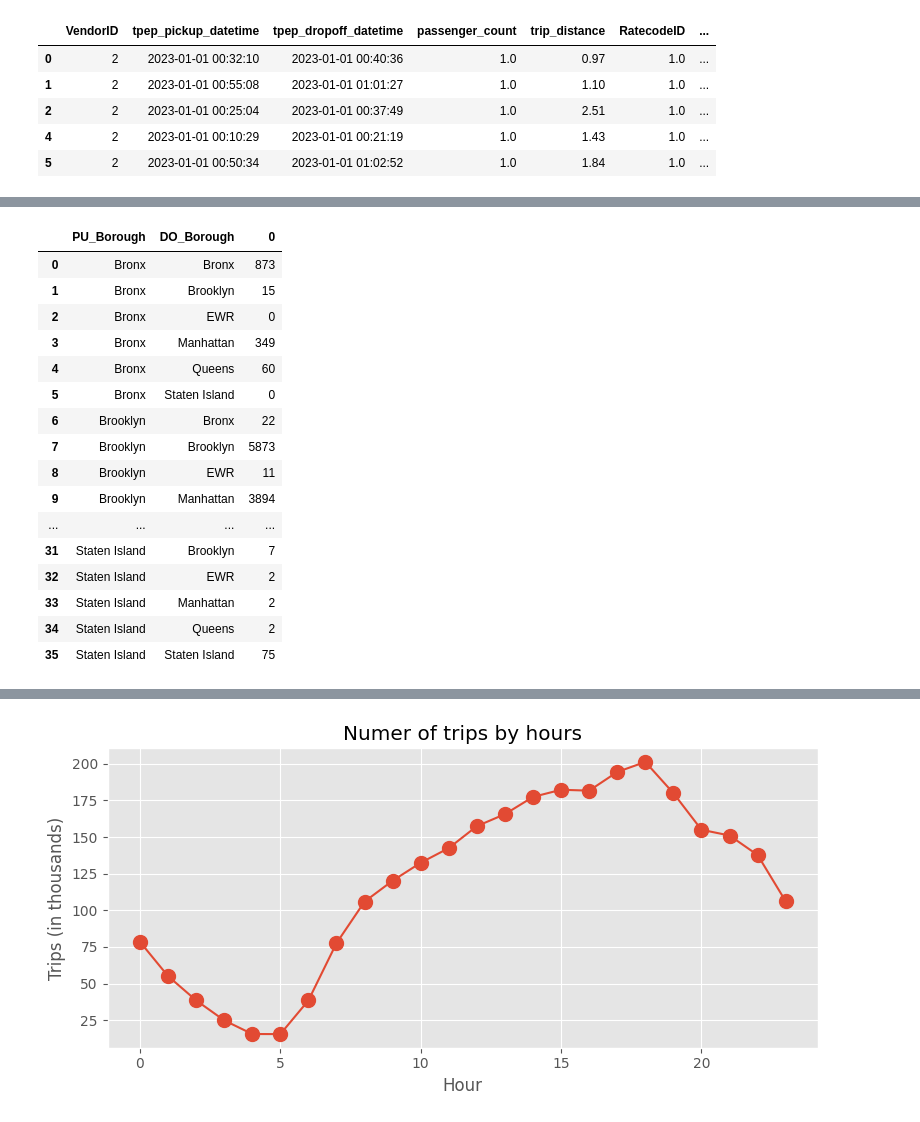
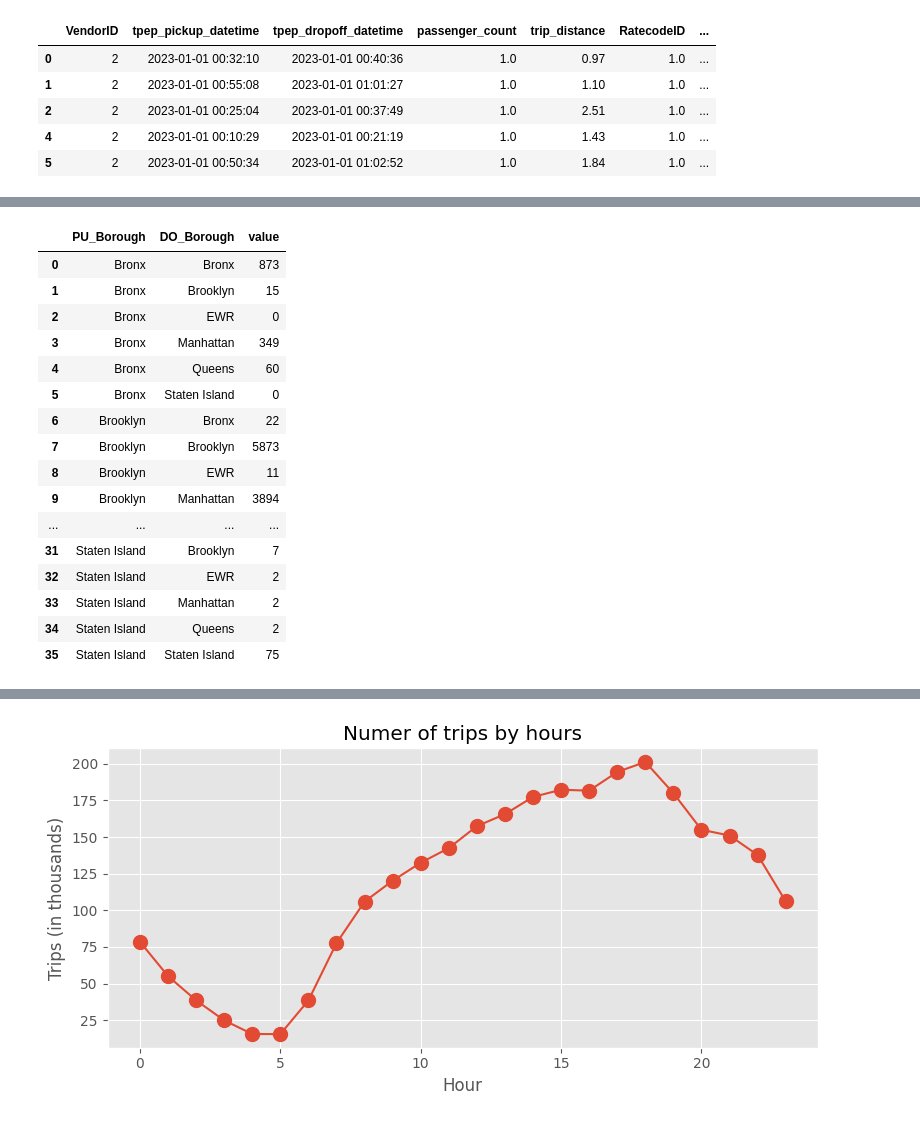
Before and after one commit to CptQuak/taxi, a Jupyter notebook: exploration/yellow_cabs_exploration.ipynb, the cells around one changed output, grey strips where cells are left out. Cells and saved outputs as stored; diff of their text form; code cells hidden in the pictures.

```diff
--- a/exploration/yellow_cabs_exploration.ipynb
+++ b/exploration/yellow_cabs_exploration.ipynb
@@ -101,7 +99,7 @@ Start and end by specific boroughs
 # %%
-df.groupby(['PU_Borough', 'DO_Borough']).size().reset_index()
+df.groupby(['PU_Borough', 'DO_Borough']).size().reset_index().rename(columns={0: 'value'})
 # %% [output]
-|  | PU_Borough | DO_Borough | 0 |
+|  | PU_Borough | DO_Borough | value |
 | 0 | Bronx | Bronx | 873 |
 | 1 | Bronx | Brooklyn | 15 |
 | 2 | Bronx | EWR | 0 |
```
Also changed, not shown: parts of 18 cells of this notebook.
